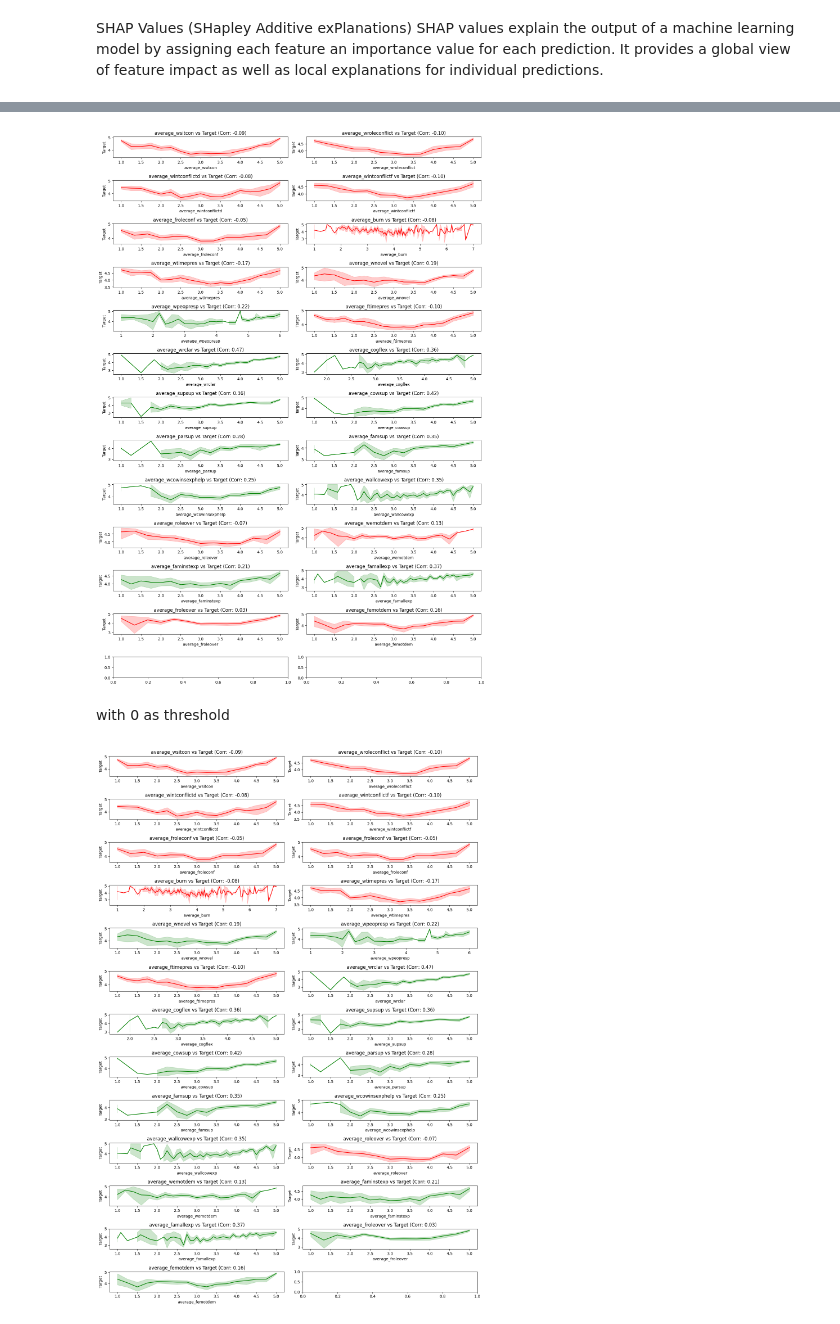
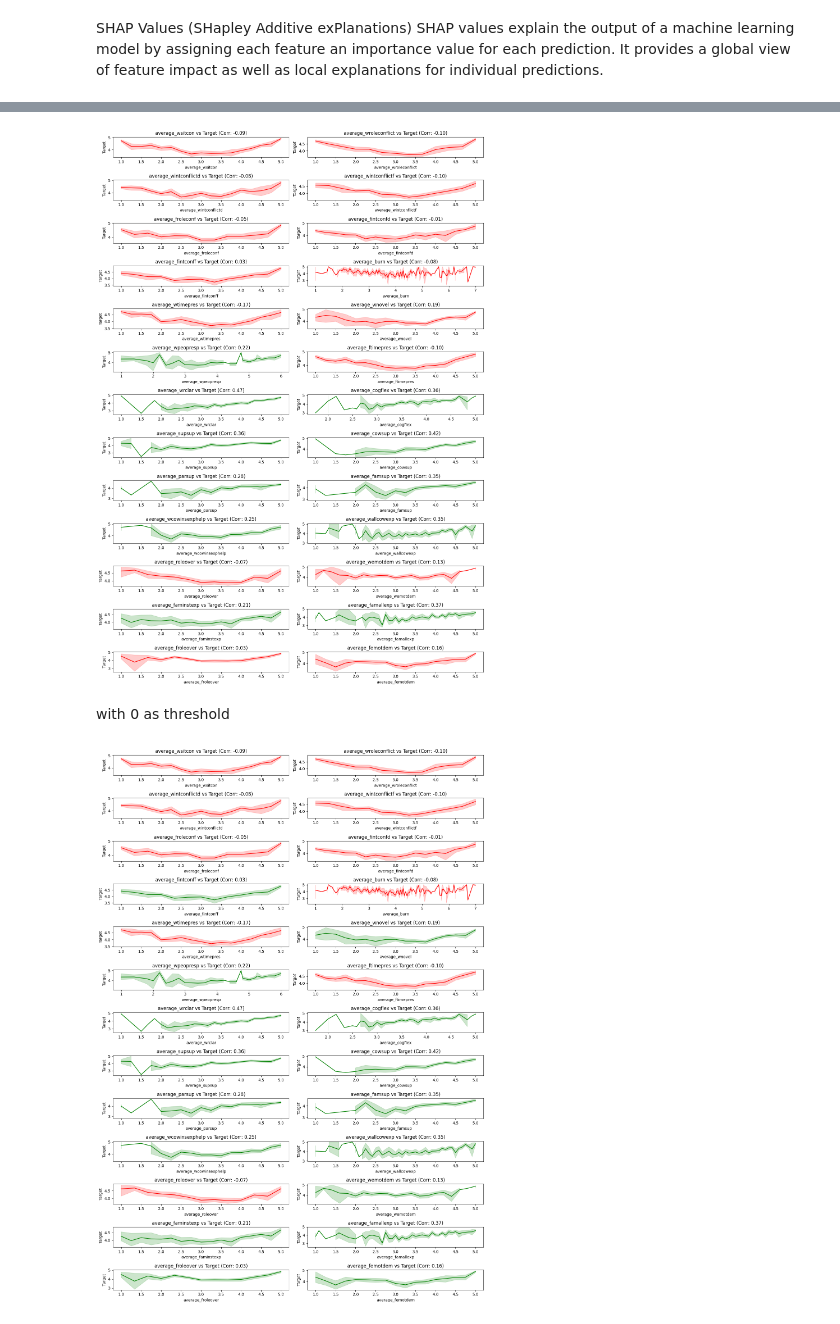
Before and after one commit to reema-dass26/Interdiciplinary_project_WU, a Jupyter notebook: source/Extended_analysis/EDA_1_model3_analysis.ipynb, the cells around one changed output, grey strips where cells are left out. Drawn from its saved outputs; the diff is of its cells as text; code cells hidden in the pictures.

```diff
--- a/source/Extended_analysis/EDA_1_model3_analysis.ipynb
+++ b/source/Extended_analysis/EDA_1_model3_analysis.ipynb
@@ -22,10 +22,10 @@ file_path = "../preprocessed_data.csv"
 data = pd.read_csv(file_path)
 
 # Step 2: Filter Columns
-# Specifying the columns that I want to keep for ML model
+# Specifying the columns that I want to keep for ML modelaverage_fintconfd
 filtered_data = data[
     ['average_wsitcon','average_wroleconflict','average_wintconflictd','average_wintconflictf',
-     'average_froleconf','average_fintconfd','average_burn','average_wtimepres','average_wnovel','average_wpeopresp',
+     'average_froleconf','average_fintconfd','average_fintconff','average_burn','average_wtimepres','average_wnovel','average_wpeopresp',
       'average_ftimepres','average_wrclar','average_cogflex','average_supsup','average_cowsup',
       'average_parsup','average_famsup','average_wcowinsexphelp', 'average_wallcowexp', 'average_roleover',
         'average_wemotdem','average_faminstexp', 'average_famallexp', 'average_froleover','average_femotdem','average_workadj']]
@@ -353,7 +353,7 @@ import seaborn as sns
 import math
 
 # List of features to plot
-features = ['average_wsitcon','average_wroleconflict','average_wintconflictd','average_wintconflictf','average_froleconf','average_burn','average_wtimepres','average_wnovel','average_wpeopresp',
+features = ['average_wsitcon','average_wroleconflict','average_wintconflictd','average_wintconflictf','average_froleconf','average_fintconfd','average_fintconff','average_burn','average_wtimepres','average_wnovel','average_wpeopresp',
       'average_ftimepres','average_wrclar','average_cogflex','average_supsup','average_cowsup',
       'average_parsup','average_famsup','average_wcowinsexphelp', 'average_wallcowexp', 'average_roleover',
         'average_wemotdem','average_faminstexp', 'average_famallexp', 'average_froleover','average_femotdem']
@@ -397,7 +422,7 @@ correlations = X.corrwith(y)
 fig, axs = plt.subplots(13, 2, figsize=(14, 20))
 
 # List of features to plot
-features = ['average_wsitcon','average_wroleconflict','average_wintconflictd','average_wintconflictf','average_froleconf','average_burn','average_wtimepres','average_wnovel','average_wpeopresp',
+features = ['average_wsitcon','average_wroleconflict','average_wintconflictd','average_wintconflictf','average_froleconf','average_fintconfd','average_fintconff','average_burn','average_wtimepres','average_wnovel','average_wpeopresp',
       'average_ftimepres','average_wrclar','average_cogflex','average_supsup','average_cowsup',
       'average_parsup','average_famsup','average_wcowinsexphelp', 'average_wallcowexp', 'average_roleover',
         'average_wemotdem','average_faminstexp', 'average_famallexp', 'average_froleover','average_femotdem']
@@ -429,7 +454,7 @@ plt.tight_layout()
 # Show the plots
 plt.show()
 # %% [output]
-[figure, old version]
+[figure, new version]
 # %% [markdown]
 with 0 as threshold
 # %%
@@ -446,37 +471,37 @@ fig, axs = plt.subplots(13, 2, figsize=(14, 20))
 # List of features to plot
 features = ['average_wsitcon', 'average_wroleconflict', 'average_wintconflictd', 'average_wintconflictf',
 
-            'average_froleconf','average_froleconf' ,'average_burn', 'average_wtimepres', 'average_wnovel',
+            'average_froleconf','average_fintconfd','average_fintconff' ,'average_burn', 'average_wtimepres', 'average_wnovel',
             'average_wpeopresp', 'average_ftimepres', 'average_wrclar', 'average_cogflex', 'average_supsup',
             'average_cowsup', 'average_parsup', 'average_famsup', 'average_wcowinsexphelp', 'average_wallcowexp',
             'average_roleover', 'average_wemotdem', 'average_faminstexp', 'average_famallexp', 'average_froleover',
             'average_femotdem']
 # Flatten the axes array for easier indexing
 axs = axs.flatten()
 
 # Loop through the features and plot each one in a subplot
 for i, feature in enumerate(features):
     # Get the correlation for the current feature
     corr = correlations[feature]
 
     # Set the color based on the correlation
     if corr > 0:
         color = 'green'  # Positive correlation
     elif corr < 0:
         color = 'red'    # Negative correlation
     else:
         color = 'blue'   # No correlation or neutral
 
     # Create a line plot
     sns.lineplot(x=X[feature], y=y, ax=axs[i], color=color)
     axs[i].set_title(f"{feature} vs Target (Corr: {corr:.2f})")
     axs[i].set_xlabel(feature)
     axs[i].set_ylabel("Target")
 
 # Adjust the layout so that plots do not overlap
 plt.tight_layout()
 
 # Show the plots
 plt.show()
 # %% [output]
-[figure, old version]
+[figure, new version]
```
Also changed, not shown: parts of 9 cells of this notebook, 2 other files.
